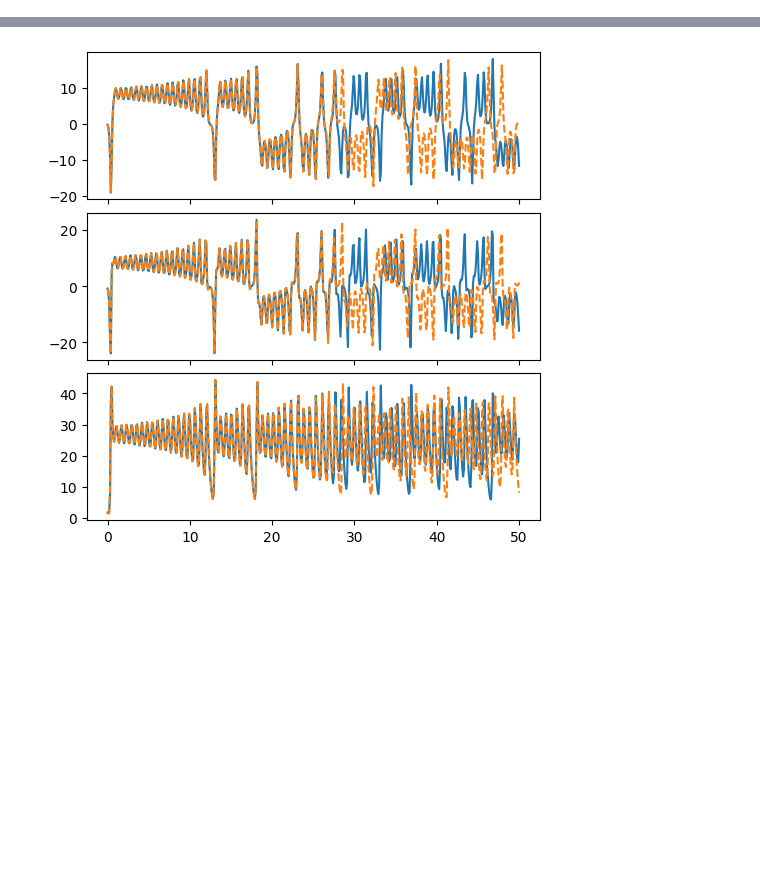
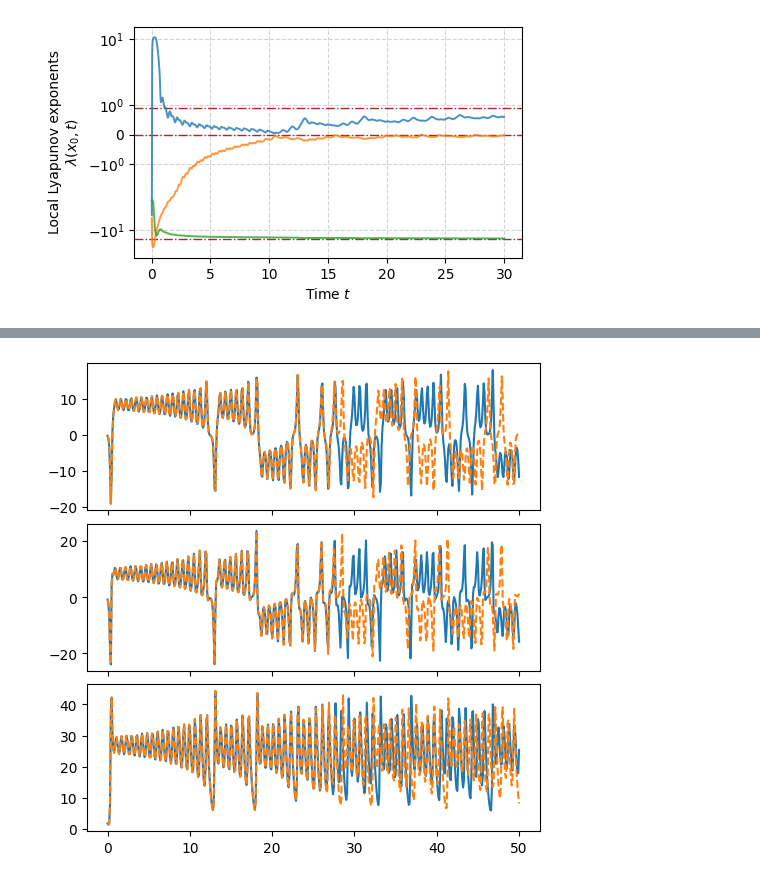
Before and after one commit to Jhko725/sandbox, a Jupyter notebook: local_predictability.ipynb, the cells around one changed output, grey strips where cells are left out. Saved outputs shown, nothing was run; the diff lists cells and outputs as text; code cells hidden in the pictures; blank space fills up the shorter version.

Commit message:
Gram-Schmidt-baed lyapunov exponent calculation implemented and evaluated

```diff
--- a/local_predictability.ipynb
+++ b/local_predictability.ipynb
@@ -18,0 +221,3 @@ dataset_loaded = TimeSeriesDataset.load("./data/lorenz.hdf5")
+# %%
+t = jnp.arange(0, 30, 0.01)
+log_norms, p, pgr = lyapunov_gr(lorenz, dataset_loaded.u0[0], t)
@@ -18,0 +228,26 @@ dataset_loaded = TimeSeriesDataset.load("./data/lorenz.hdf5")
+# %%
+lya = log_norms.T / t
+fig, ax = plt.subplots(1, 1, figsize=(5, 3))
+
+# ax.set_yscale("symlog", base=10)
+
+lya_known = (0.9057, 1.4e-5, -14.5724)
+for lya_true in lya_known:
+    ax.axhline(
+        y=lya_true,
+        color="brown",
+        linewidth=1.0,
+        linestyle="-.",
+    )
+
+plot_kwargs = {"linewidth": 1.4, "alpha": 0.8}
+ax.plot(t, lya[0], **plot_kwargs)
+ax.plot(t, lya[1], **plot_kwargs)
+ax.plot(t, lya[2], **plot_kwargs)
+
+ax.set_xlabel("Time $t$")
+ax.set_ylabel("Local Lyapunov exponents\n" + r"$\lambda(x_0, t)$")
+ax.grid(ls="--", color="lightgray")
+ax.set_yscale("symlog", base=10)
+# %% [output]
+[figure, added]
```
Also changed, not shown: parts of 44 cells of this notebook, 1 other file.
